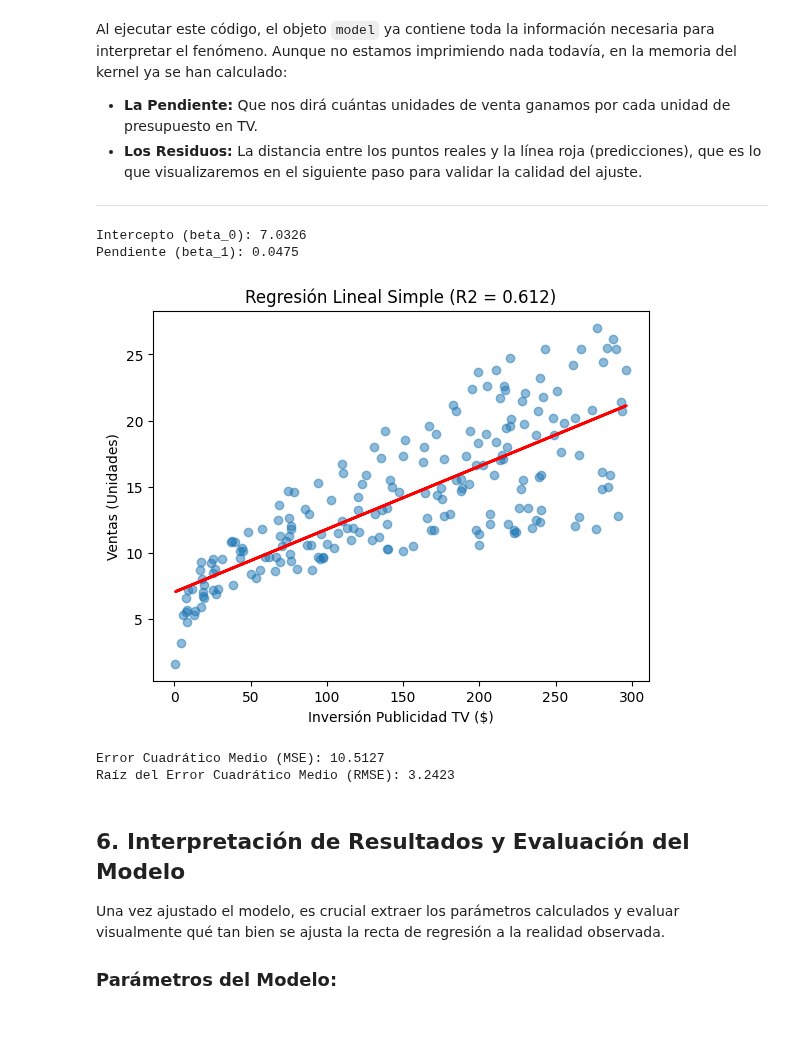
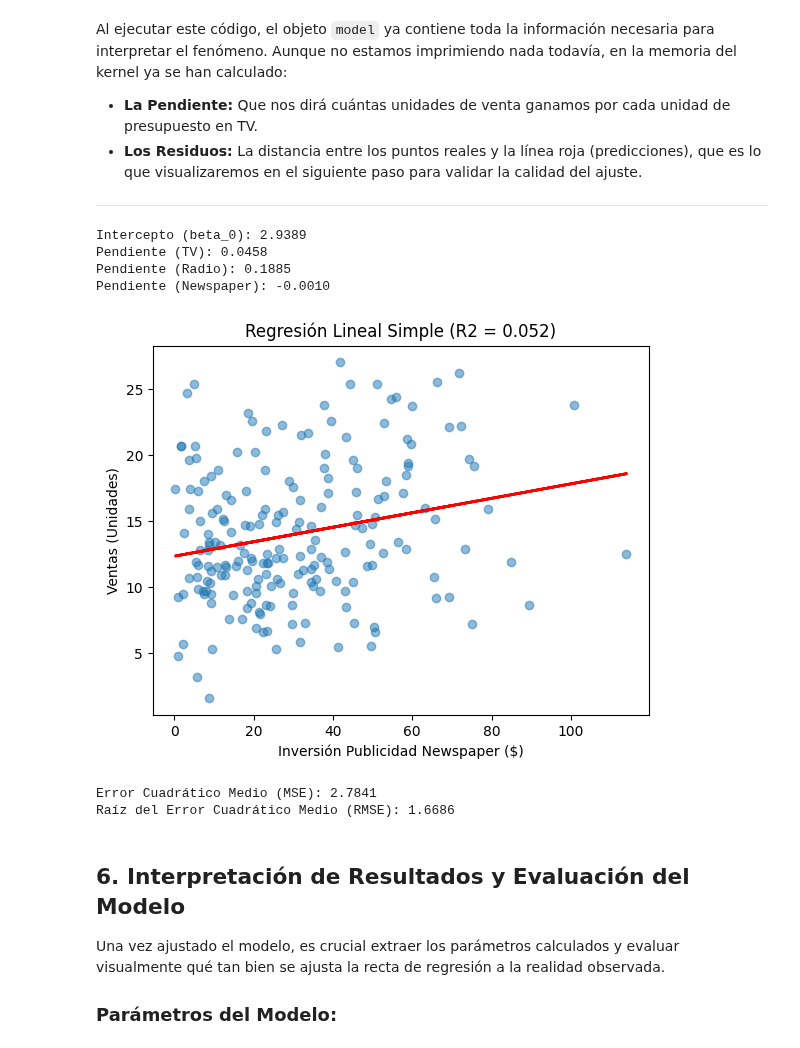
Before and after one commit to Renat4-1/SISTEMAS-AVANZADOS-DE-PRODUCCION, a Jupyter notebook: Semana3.ipynb, the cells around one changed output. Drawn from its saved outputs; the diff is of its cells as text; code cells hidden in the pictures.

```diff
--- a/Semana3.ipynb
+++ b/Semana3.ipynb
@@ -275,27 +287,31 @@ Al ejecutar este código, el objeto `model` ya contiene toda la información nec
 ---
 # %%
 # 5. Modelo de Regresión
-X = df[['TV']]
+X = df[['TV','radio','newspaper']]
 y = df['sales']
 model = LinearRegression().fit(X, y)
 y_pred = model.predict(X)
 # %%
 # Imprimir los coeficientes del modelo
 print(f"Intercepto (beta_0): {model.intercept_:.4f}")
-print(f"Pendiente (beta_1): {model.coef_[0]:.4f}")
+print(f"Pendiente (TV): {model.coef_[0]:.4f}")
+print(f"Pendiente (Radio): {model.coef_[1]:.4f}")
+print(f"Pendiente (Newspaper): {model.coef_[2]:.4f}")
 # %% [output]
-Intercepto (beta_0): 7.0326
-Pendiente (beta_1): 0.0475
+Intercepto (beta_0): 2.9389
+Pendiente (TV): 0.0458
+Pendiente (Radio): 0.1885
+Pendiente (Newspaper): -0.0010
 # %%
 # Graficar Resultados
 plt.scatter(X, y, alpha=0.5)
 plt.plot(X, y_pred, color='red', linewidth=2)
-plt.xlabel('Inversión Publicidad TV ($)')
+plt.xlabel('Inversión Publicidad Newspaper ($)')
 plt.ylabel('Ventas (Unidades)')
 plt.title(f'Regresión Lineal Simple (R2 = {model.score(X, y):.3f})')
 plt.show()
 # %% [output]
-[figure, old version]
+[figure, new version]
 # %%
 from sklearn.metrics import mean_squared_error
 mse = mean_squared_error(y, y_pred)
@@ -303,8 +319,8 @@ rmse = np.sqrt(mse)
 print(f"Error Cuadrático Medio (MSE): {mse:.4f}")
 print(f"Raíz del Error Cuadrático Medio (RMSE): {rmse:.4f}")
 # %% [output]
-Error Cuadrático Medio (MSE): 10.5127
-Raíz del Error Cuadrático Medio (RMSE): 3.2423
+Error Cuadrático Medio (MSE): 2.7841
+Raíz del Error Cuadrático Medio (RMSE): 1.6686
 # %% [markdown]
 ## 6. Interpretación de Resultados y Evaluación del Modelo
 
```
Also changed, not shown: parts of 4 cells of this notebook.
